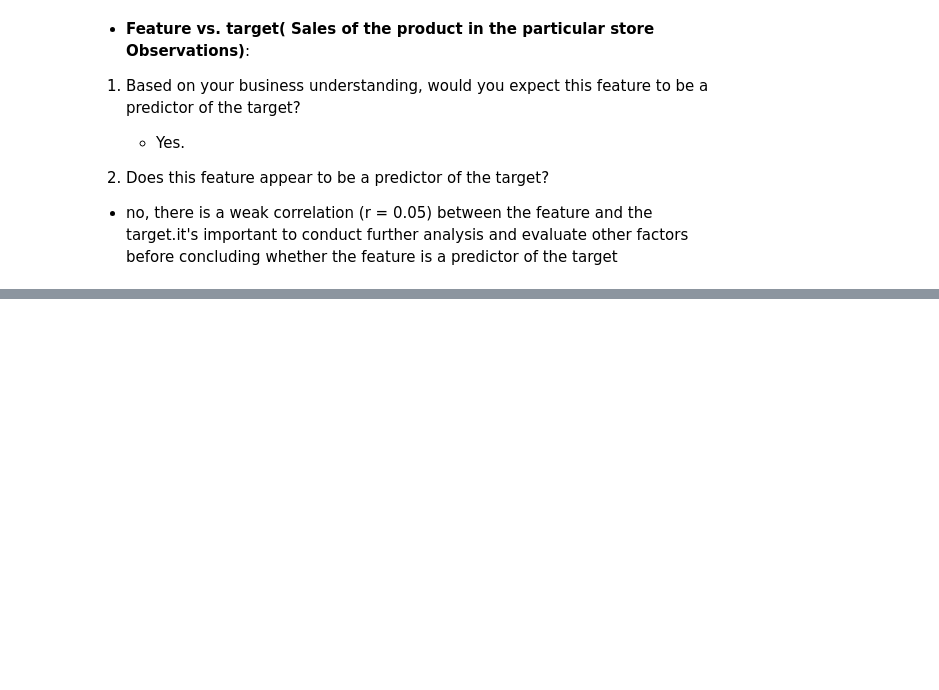
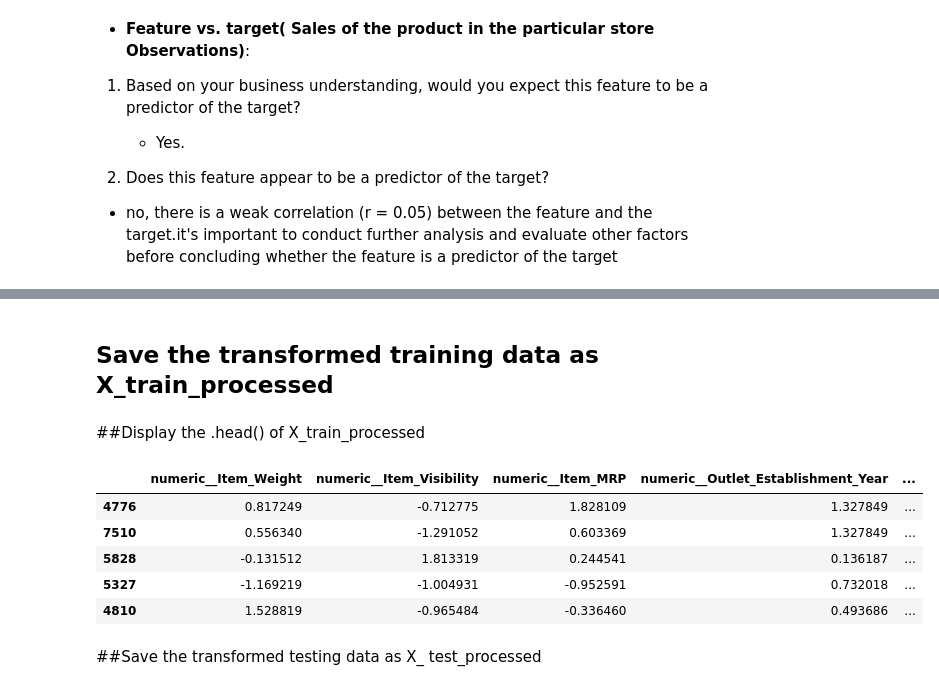
Before and after one commit to Lidivinekeng/Prediction_of_product_sales, a Jupyter notebook: lidivine_kengne_sales_prediction_project_1.ipynb, the cells around one changed output, grey strips where cells are left out. Cells and saved outputs as stored; diff of their text form; code cells hidden in the pictures; blank space fills up the shorter version.

```diff
--- a/lidivine_kengne_sales_prediction_project_1.ipynb
+++ b/lidivine_kengne_sales_prediction_project_1.ipynb
@@ -1079,0 +1193,3 @@ plot_numeric_vs_target(df, feature);
+# %%
+#tuple numeric
+num_tuple = ('numeric',numeric_pipe ,num_cols)
@@ -1079,0 +1198,6 @@ plot_numeric_vs_target(df, feature);
+# %%
+# Instantiate the make column transformer
+preprocessor = ColumnTransformer([num_tuple, ord_tuple, nom_tuple])
+# %%
+# Fit the column transformer on the X_train
+preprocessor.fit(X_train)
@@ -1079,0 +1222,2 @@ plot_numeric_vs_target(df, feature);
+# %% [markdown]
+## Save the transformed training data as X_train_processed
@@ -1079,0 +1228,17 @@ plot_numeric_vs_target(df, feature);
+# %%
+# Transform the X_train and the X_train
+X_train_proc = preprocessor.transform(X_train)
+# %% [markdown]
+##Display the .head() of X_train_processed
+# %%
+# Display the first (5) rows of the dataframe
+display(X_train_proc.head())
+# %% [output]
+|  | numeric__Item_Weight | numeric__Item_Visibility | numeric__Item_MRP | numeric__Outlet_Establishment_Year | ... |
+| 4776 | 0.817249 | -0.712775 | 1.828109 | 1.327849 | ... |
+| 7510 | 0.556340 | -1.291052 | 0.603369 | 1.327849 | ... |
+| 5828 | -0.131512 | 1.813319 | 0.244541 | 0.136187 | ... |
+| 5327 | -1.169219 | -1.004931 | -0.952591 | 0.732018 | ... |
+| 4810 | 1.528819 | -0.965484 | -0.336460 | 0.493686 | ... |
+# %% [markdown]
+##Save the transformed testing data as X_ test_processed
```
Also changed, not shown: parts of 50 cells of this notebook.
